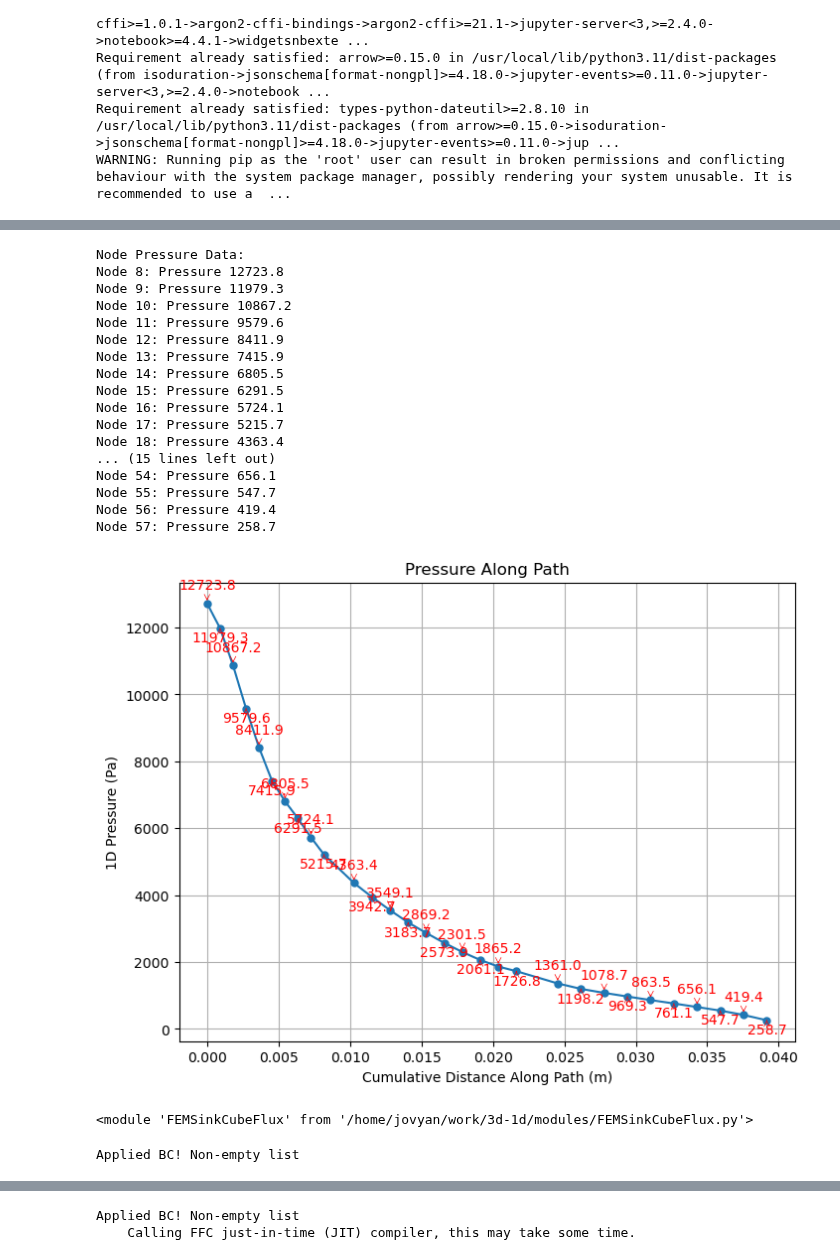
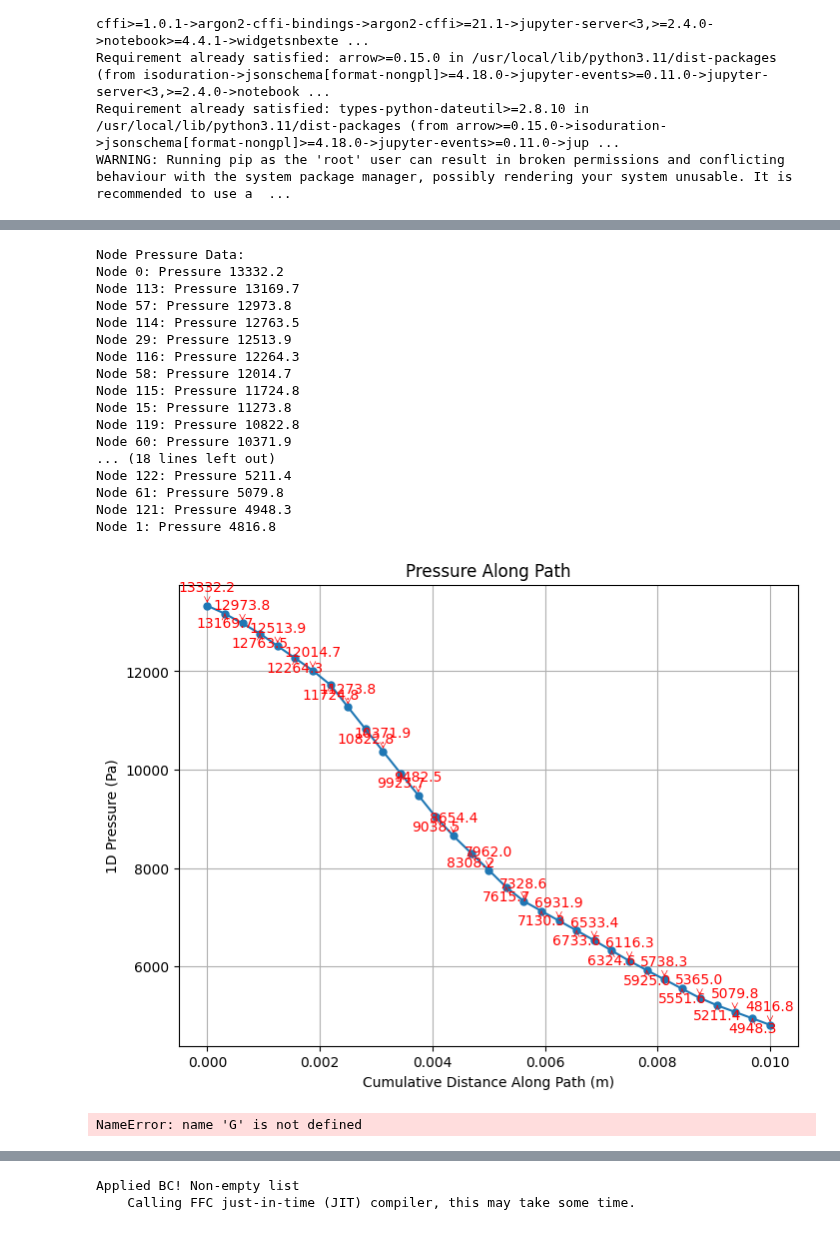
Before and after one commit to isosafrasaurus/multihepatic, a Jupyter notebook: 3d-1d.ipynb, the cells around one changed output, grey strips where cells are left out. Saved outputs shown, nothing was run; the diff lists cells and outputs as text; code cells hidden in the pictures.

```diff
--- a/3d-1d.ipynb
+++ b/3d-1d.ipynb
@@ -41,6 +38,5 @@ sys.path.append(os.path.join(WORK_MOUNT_PATH, 'modules'))
 # %%
-import GraphUtility
-importlib.reload(GraphUtility)
+from graphnics import FenicsGraph
 
 TEST_GRAPH_NODES = {
     0: [0.000, 0.020, 0.015],   # A
@@ -63,11 +59,11 @@ TEST_GRAPH_EDGES = [
     (3, 7, 0.003)   # DH
 ]
 
-diag_path = [0, 1, 2, 6]
-try:
-    G, original_to_new, edge_to_new_nodes = GraphUtility.build_graph(TEST_GRAPH_NODES, TEST_GRAPH_EDGES, 10)
-    intermediate_nodes = GraphUtility.get_new_nodes_along_path(diag_path, edge_to_new_nodes)
-    print("New (intermediate) nodes along the path:", intermediate_nodes)
-except ValueError as e:
-    print("Invalid path:", e)
+TEST_GRAPH = FenicsGraph()
+
+for node, pos in TEST_GRAPH_NODES.items():
+    TEST_GRAPH.add_node(node, pos=pos)
+
+for u, v, radius in TEST_GRAPH_EDGES:
+    TEST_GRAPH.add_edge(u, v, radius=radius)
 # %% [output]
@@ -84,0 +73,6 @@ importlib.reload(FEMSink2)
+# %%
+import MeshCreator
+importlib.reload(MeshCreator)
+
+TEST_MESH = MeshCreator.MeshCreator(TEST_GRAPH)
+TEST_MESH.get_cells_along_path([0, 1])
@@ -85,6 +97,9 @@ importlib.reload(FEMSink2)
 # %%
-fem_test = FEMSinkVelo.FEMSinkVelo(
-    G=G,
+import FEMSinkVelo
+importlib.reload(FEMSinkVelo)
+
+VTEST = FEMSinkVelo.FEMSinkVelo(
+    G=TEST_GRAPH,
     gamma = 1.45e8,
     gamma_R = 1300,
     gamma_v = 25,
@@ -141,31 +128,29 @@ Visualizer.plot_with_boundaries(fem_test.uh1d, fem_test.uh3d)
 # %%
-Visualizer.plot_path_pressure(fem_test.uh1d, intermediate_nodes)
+Visualizer.plot_path_pressure(VTEST.uh1d, TEST_MESH.get_cells_along_path([0, 1]) )
 # %% [output]
 Node Pressure Data:
-Node 8: Pressure 12723.8
-Node 9: Pressure 11979.3
-Node 10: Pressure 10867.2
-Node 11: Pressure 9579.6
-Node 12: Pressure 8411.9
-Node 13: Pressure 7415.9
-Node 14: Pressure 6805.5
-Node 15: Pressure 6291.5
-Node 16: Pressure 5724.1
-Node 17: Pressure 5215.7
-Node 18: Pressure 4363.4
-... (15 lines left out)
-Node 54: Pressure 656.1
-Node 55: Pressure 547.7
-Node 56: Pressure 419.4
-Node 57: Pressure 258.7
+Node 0: Pressure 13332.2
+Node 113: Pressure 13169.7
+Node 57: Pressure 12973.8
+Node 114: Pressure 12763.5
+Node 29: Pressure 12513.9
+Node 116: Pressure 12264.3
+Node 58: Pressure 12014.7
+Node 115: Pressure 11724.8
+Node 15: Pressure 11273.8
+Node 119: Pressure 10822.8
+Node 60: Pressure 10371.9
+... (18 lines left out)
+Node 122: Pressure 5211.4
+Node 61: Pressure 5079.8
+Node 121: Pressure 4948.3
+Node 1: Pressure 4816.8
-[figure, old version]
+[figure, new version]
-# %%
-import FEMSinkCubeFlux
-importlib.reload(FEMSinkCubeFlux)
-# %% [output]
-<module 'FEMSinkCubeFlux' from '/home/jovyan/work/3d-1d/modules/FEMSinkCubeFlux.py'>
 # %%
-fem_test_2 = FEMSinkCubeFlux.FEMSinkCubeFlux(
+import FEMSinkCubeFlux
+importlib.reload(FEMSinkCubeFlux)
+
+CUBE_TEST = FEMSinkCubeFlux.FEMSinkCubeFlux(
     G=G,
     gamma = 1.45e8,
     gamma_R = 1300,
@@ -180,5 +165,5 @@ fem_test_2 = FEMSinkCubeFlux.FEMSinkCubeFlux(
     Lambda_padding_min = 0.008
 )
 # %% [output]
-Applied BC! Non-empty list
+NameError: name 'G' is not defined
 # %%
```
Also changed, not shown: parts of 14 cells of this notebook, 3 other files.
